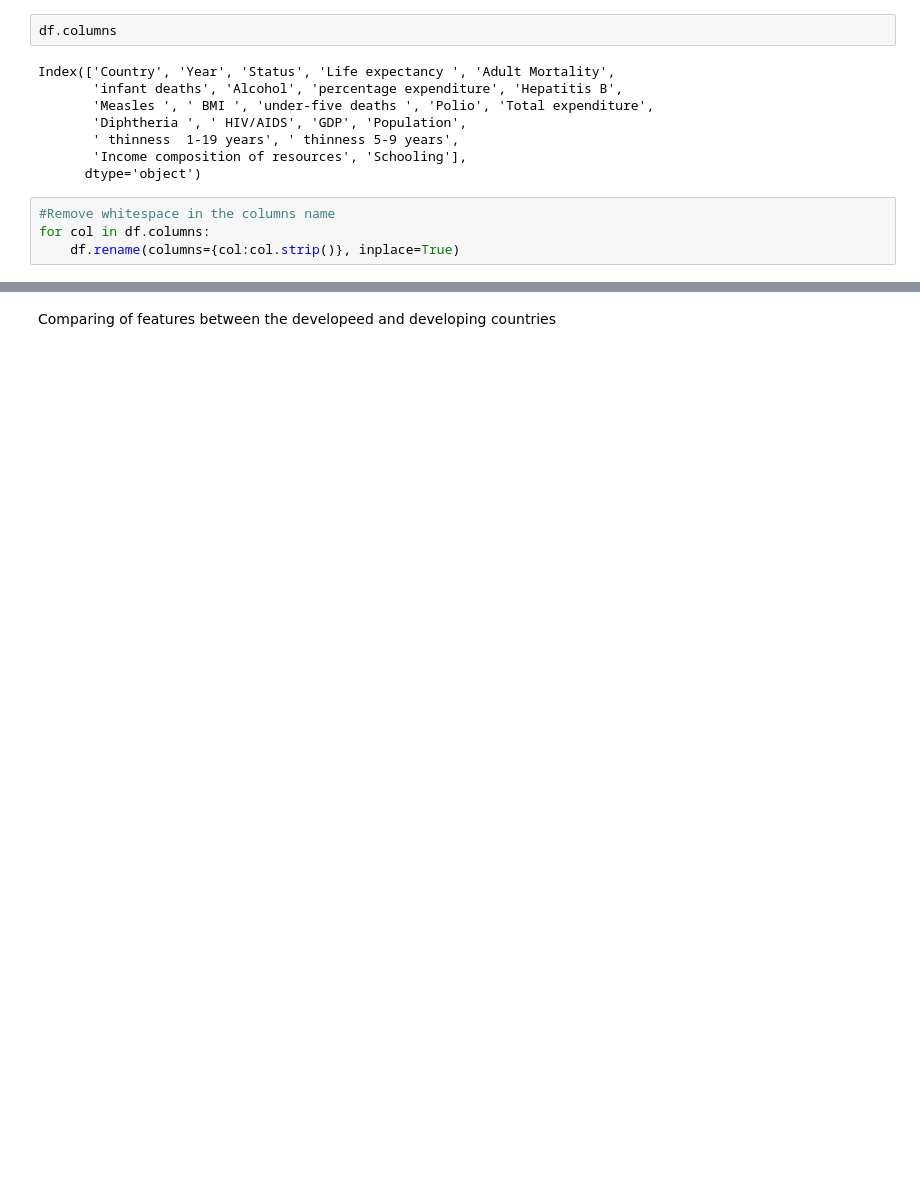
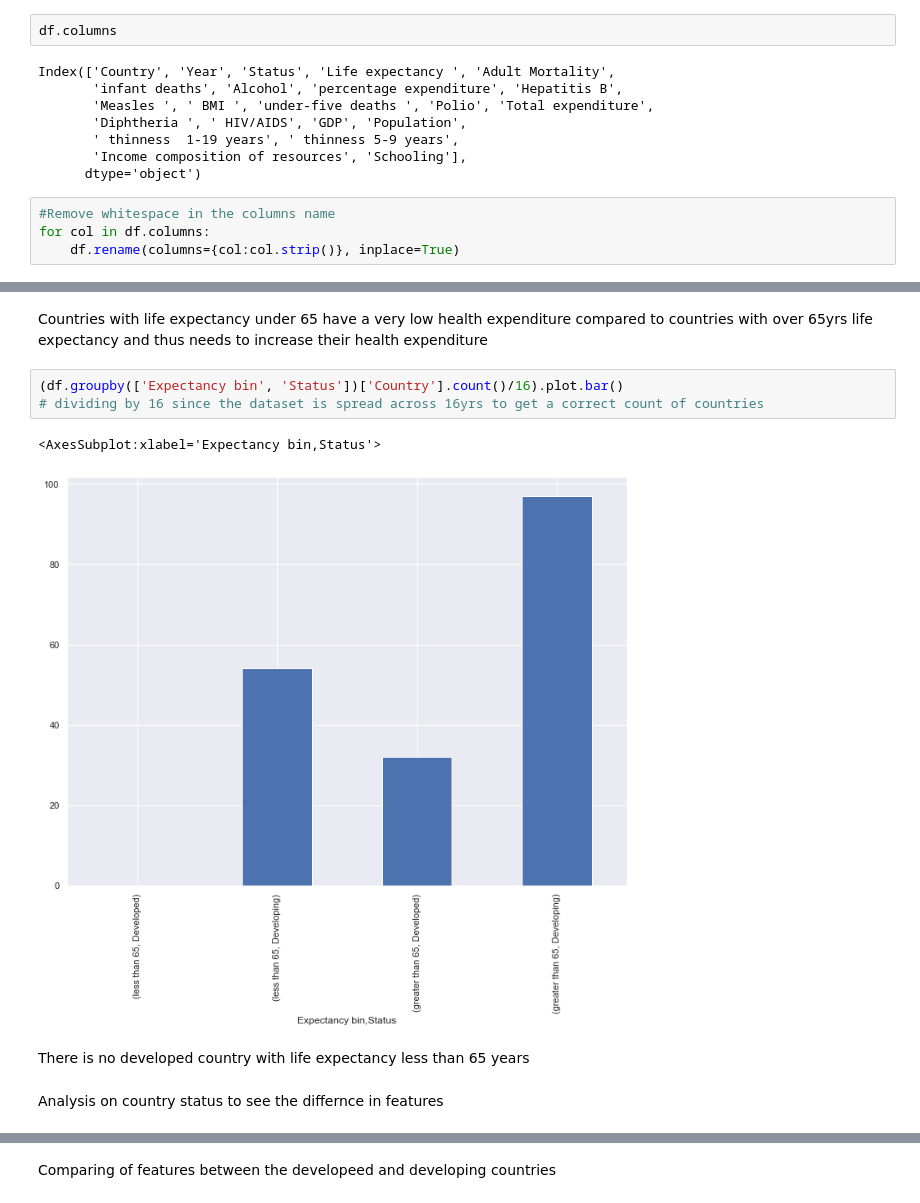
Before and after one commit to apache-21/Statistical_Analysis_factors_affecting_life_expectancy, a Jupyter notebook: exploratory_analysis/LIFE EXPECTANCY.ipynb, the cells around one changed output, grey strips where cells are left out. Drawn from its saved outputs; the diff is of its cells as text; blank space fills up the shorter version.

```diff
--- a/exploratory_analysis/LIFE EXPECTANCY.ipynb
+++ b/exploratory_analysis/LIFE EXPECTANCY.ipynb
@@ -158 +225,13 @@ stat_df = df.groupby('Status').mean()
+# %% [markdown]
+Countries with life expectancy under 65 have a very low health expenditure compared to countries with over 65yrs  life expectancy and thus needs to increase their health expenditure
+# %%
+(df.groupby(['Expectancy bin', 'Status'])['Country'].count()/16).plot.bar()
+# dividing by 16 since the dataset is spread across 16yrs to get a correct count of countries
+# %% [output]
+<AxesSubplot:xlabel='Expectancy bin,Status'>
+[figure, added]
+# %% [markdown]
+There is no developed country with life expectancy less than 65 years
+# %% [markdown]
+Analysis on country status to see the differnce in features
 # %%
```
Also changed, not shown: parts of 28 cells of this notebook.
